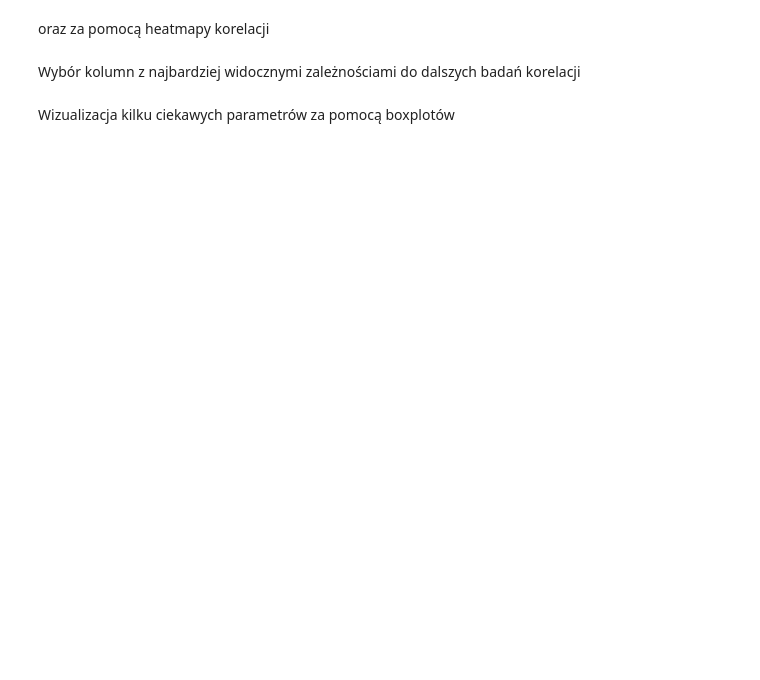
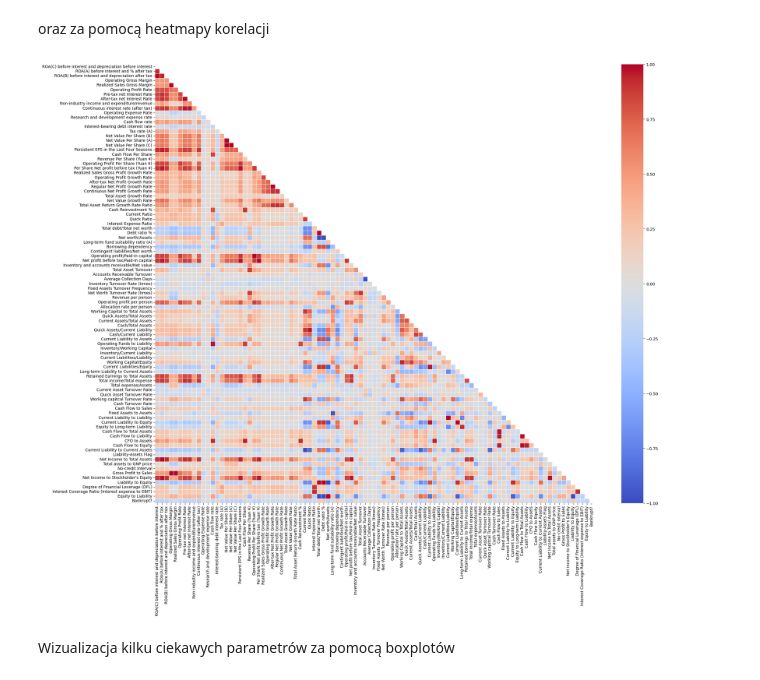
Before and after one commit to jrsh44/ML-bankruptcy-prediction, a Jupyter notebook: ml-code.ipynb, the cells around one changed output. Cells and saved outputs as stored; diff of their text form; code cells hidden in the pictures; blank space fills up the shorter version.

```diff
--- a/ml-code.ipynb
+++ b/ml-code.ipynb
@@ -71,11 +115,12 @@ for i in range(10, 20):
 # %% [markdown]
 oraz za pomocą heatmapy korelacji
 # %%
-spearman_corr = db.corr('spearman')
+train_data = pd.concat([x_train, y_train], axis=1)
+spearman_corr = train_data.corr('spearman')
 mask = np.triu(np.ones_like(spearman_corr, dtype=bool))
 
 plt.figure(figsize=(25, 20))
 sns.heatmap(spearman_corr, mask=mask, square=True, linewidths=0.5, cmap='coolwarm')
 plt.show()
+# %% [output]
+[figure, added]
-# %% [markdown]
-Wybór kolumn z najbardziej widocznymi zależnościami do dalszych badań korelacji
```
Also changed, not shown: parts of 16 cells of this notebook.
